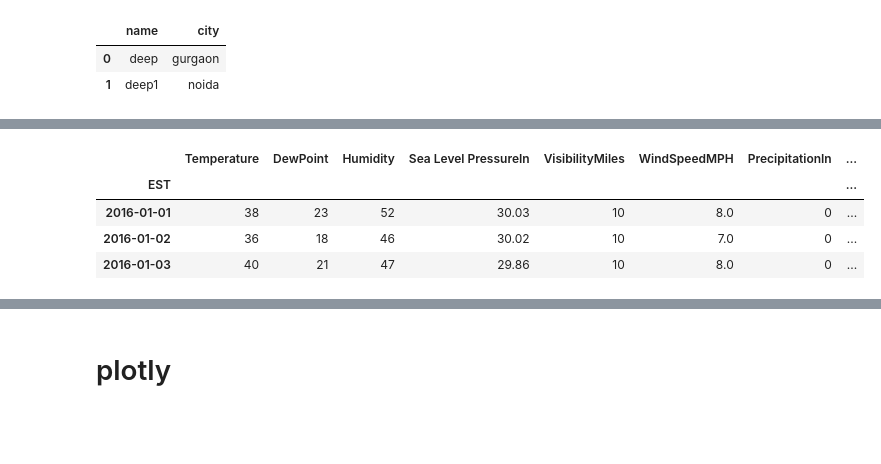
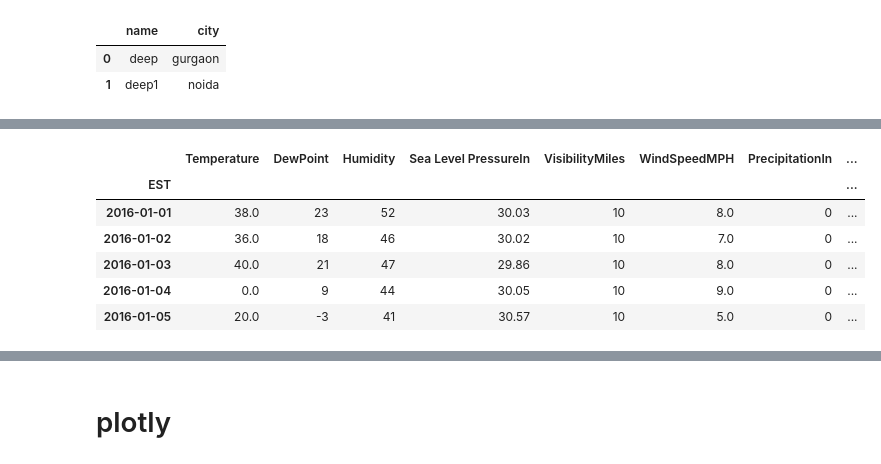
Before and after one commit to Ndeep/basic-s-of-pandas, a Jupyter notebook: pandas 1.ipynb, the cells around one changed output, grey strips where cells are left out. Cells and saved outputs as stored; diff of their text form; code cells hidden in the pictures; blank space fills up the shorter version.

```diff
--- a/pandas 1.ipynb
+++ b/pandas 1.ipynb
@@ -72,14 +73,17 @@ df_tuple=pd.DataFrame(weather_data,columns=['date','temperature','events'])
 df.set_index('EST',inplace=True)#inplace=True modify current dataframe
 # %%
 new_df=df.fillna({
+    'Temperature':0,
     'Events':'Sunny'
 })
-new_df=new_df.fillna(method='ffill')
+# new_df=new_df.fillna(method='ffill')
 # %%
-new_df.head(3)
+new_df.head(5)
 # %% [output]
 |  | Temperature | DewPoint | Humidity | Sea Level PressureIn | VisibilityMiles | WindSpeedMPH | PrecipitationIn | ... |
 | EST |  |  |  |  |  |  |  | ... |
-| 2016-01-01 | 38 | 23 | 52 | 30.03 | 10 | 8.0 | 0 | ... |
-| 2016-01-02 | 36 | 18 | 46 | 30.02 | 10 | 7.0 | 0 | ... |
-| 2016-01-03 | 40 | 21 | 47 | 29.86 | 10 | 8.0 | 0 | ... |
+| 2016-01-01 | 38.0 | 23 | 52 | 30.03 | 10 | 8.0 | 0 | ... |
+| 2016-01-02 | 36.0 | 18 | 46 | 30.02 | 10 | 7.0 | 0 | ... |
+| 2016-01-03 | 40.0 | 21 | 47 | 29.86 | 10 | 8.0 | 0 | ... |
+| 2016-01-04 | 0.0 | 9 | 44 | 30.05 | 10 | 9.0 | 0 | ... |
+| 2016-01-05 | 20.0 | -3 | 41 | 30.57 | 10 | 5.0 | 0 | ... |
```
Also changed, not shown: parts of 33 cells of this notebook, 6 other files.
